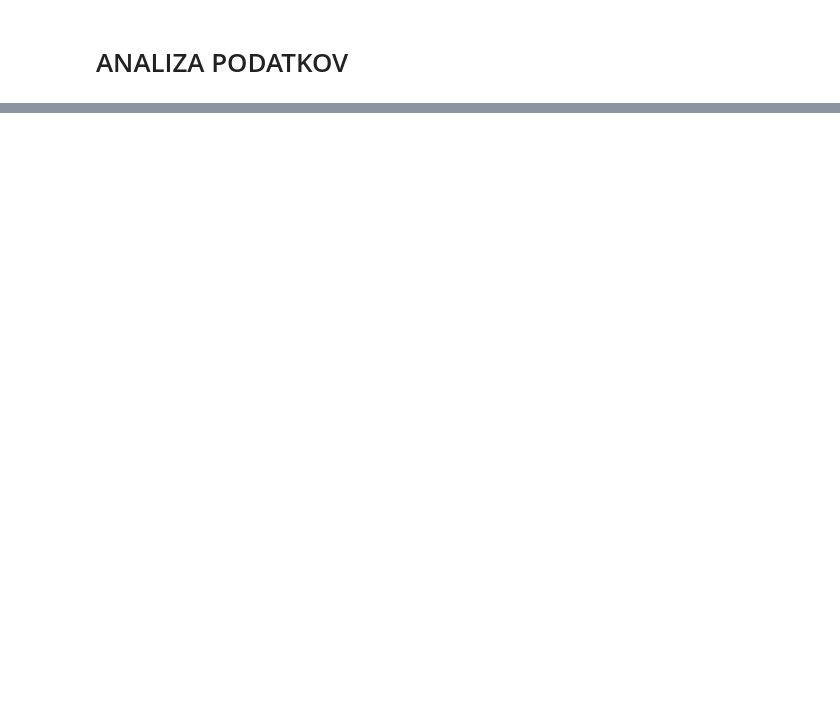
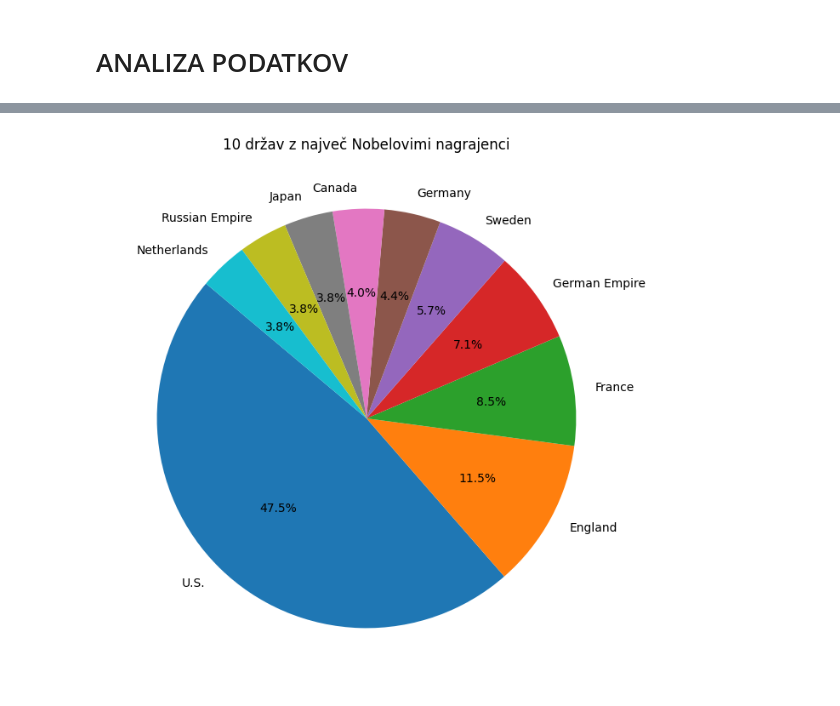
Before and after one commit to SpelaHribersek/Projektna-naloga, a Jupyter notebook: analiza_podatkov.ipynb, the cells around one changed output, grey strips where cells are left out. Saved outputs shown, nothing was run; the diff lists cells and outputs as text; code cells hidden in the pictures; blank space fills up the shorter version.

```diff
--- a/analiza_podatkov.ipynb
+++ b/analiza_podatkov.ipynb
@@ -34,0 +215,5 @@ nagrajenci.tail(10)
+# %%
+drzave = nagrajenci["drzava rojstva"].value_counts()
+top_drzave = drzave.head(10)
+
+drzave.head(20)
@@ -34,0 +238,7 @@ nagrajenci.tail(10)
+# %%
+plt.figure(figsize=(8,8))
+plt.pie(top_drzave, labels=top_drzave.index, autopct="%1.1f%%", startangle=140, shadow=False)
+plt.title("10 držav z največ Nobelovimi nagrajenci")
+plt.show()
+# %% [output]
+[figure, added]
```
Also changed, not shown: parts of 26 cells of this notebook, 1 other file.
